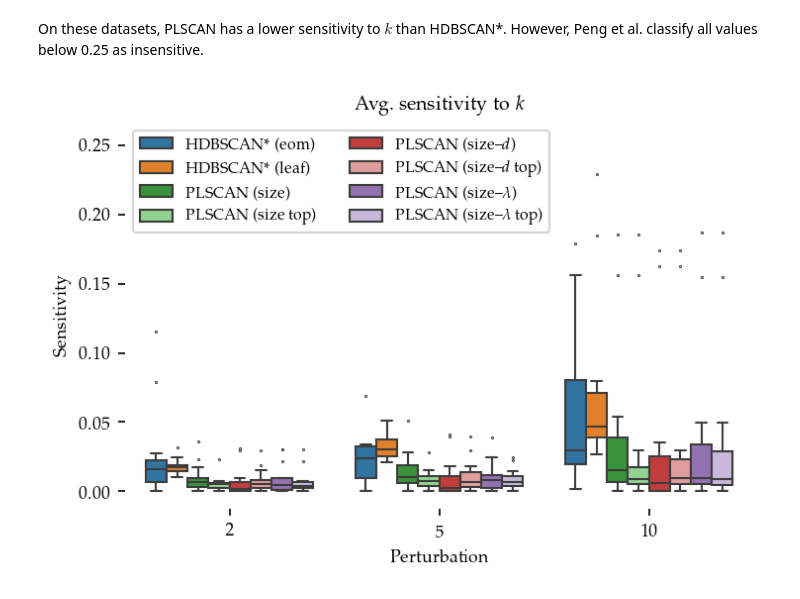
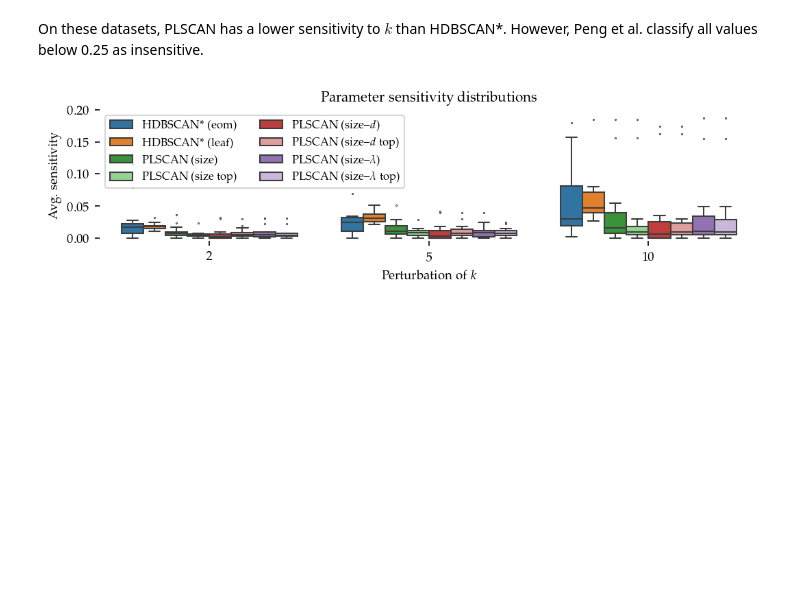
Before and after one commit to JelmerBot/fast_plscan, a Jupyter notebook: docs/demo_parameter_sensitivity.ipynb, the cells around one changed output. Saved outputs shown, nothing was run; the diff lists cells and outputs as text; code cells hidden in the pictures; blank space fills up the shorter version.

```diff
--- a/docs/demo_parameter_sensitivity.ipynb
+++ b/docs/demo_parameter_sensitivity.ipynb
@@ -512,8 +532,7 @@ plot_df = (
     .reset_index()
 )
 # %%
-sized_fig(1, 0.618 / 4)
-plt.suptitle("Interpolated curves", y=1.4)
+sized_fig(1, 0.9 / 4)
 max_y = plot_df.scaled_quality.max()
 for j, ids in enumerate([[0, 1], [2, 3], [4, 5], [6, 7]]):
     plt.subplot(1, 4, j + 1)
@@ -530,7 +549,7 @@ for j, ids in enumerate([[0, 1], [2, 3], [4, 5], [6, 7]]):
             color=palette[idx],
             scatter=False,
         )
-        plt.title(titles[j], y=0.9)
+        plt.title(titles[j])
         plt.xlabel("$k$", labelpad=0)
         plt.ylim(0, 1)
         plt.yticks([])
@@ -539,5 +558,8 @@ for j, ids in enumerate([[0, 1], [2, 3], [4, 5], [6, 7]]):
             plt.ylabel("Scaled mut.~info.", labelpad=0)
         else:
             plt.ylabel("")
+plt.suptitle("Interpolated mutual information curves", y=1)
+plt.subplots_adjust(bottom=0.22, right=1, left=0.02, wspace=0.02, top=0.68)
+plt.savefig("images/parameter_sensitivity_scaled.pdf", pad_inches=0)
 plt.show()
 # %% [output]
@@ -585,28 +607,31 @@ df_sens.head()
 On these datasets, PLSCAN has a lower sensitivity to $k$ than HDBSCAN*. However,
 Peng et al. classify all values below 0.25 as insensitive.
 # %%
-sized_fig(1)
+sized_fig(1, 0.8 / 3)
 
 plot_df = df_sens.copy()
 plot_df.alg_id = plot_df.alg_id.apply(to_display_name)
 
 alg_order = [0, 1, 3, 2, 5, 4, 7, 6]
 
 ax = sns.boxplot(
     data=plot_df,
     y=plot_df.sensitivity,
     x=pd.Categorical(plot_df.perturbation),
     hue=plot_df.alg_id,
     hue_order=[to_display_name(alg_ids[x]) for x in alg_order],
     palette=[palette[x] for x in alg_order],
     fliersize=0.5,
     linewidth=1,
     legend=True,
 )
+plt.ylim(-0.005, 0.2)
 plt.legend(ncol=2, title="", loc="upper left")
-plt.title("Avg.~sensitivity to $k$")
-plt.xlabel("Perturbation")
-plt.ylabel("Sensitivity")
+plt.xlabel("Perturbation of $k$")
+plt.ylabel("Avg.~sensitivity")
+plt.title("Parameter sensitivity distributions")
+plt.subplots_adjust(left=0.075, right=1, bottom=0.21, top=0.9)
+plt.savefig("images/parameter_sensitivity_boxplot.pdf", pad_inches=0)
 plt.show()
 # %% [output]
-[figure, old version]
+[figure, new version]
```
Also changed, not shown: parts of 3 cells of this notebook, 39 other files.
